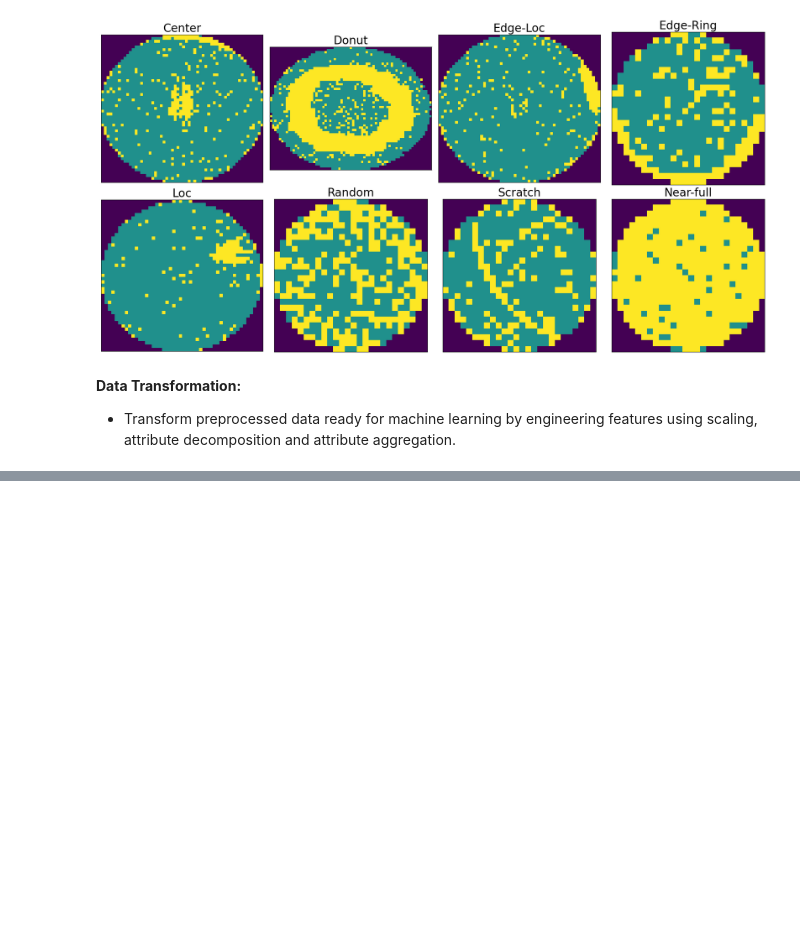
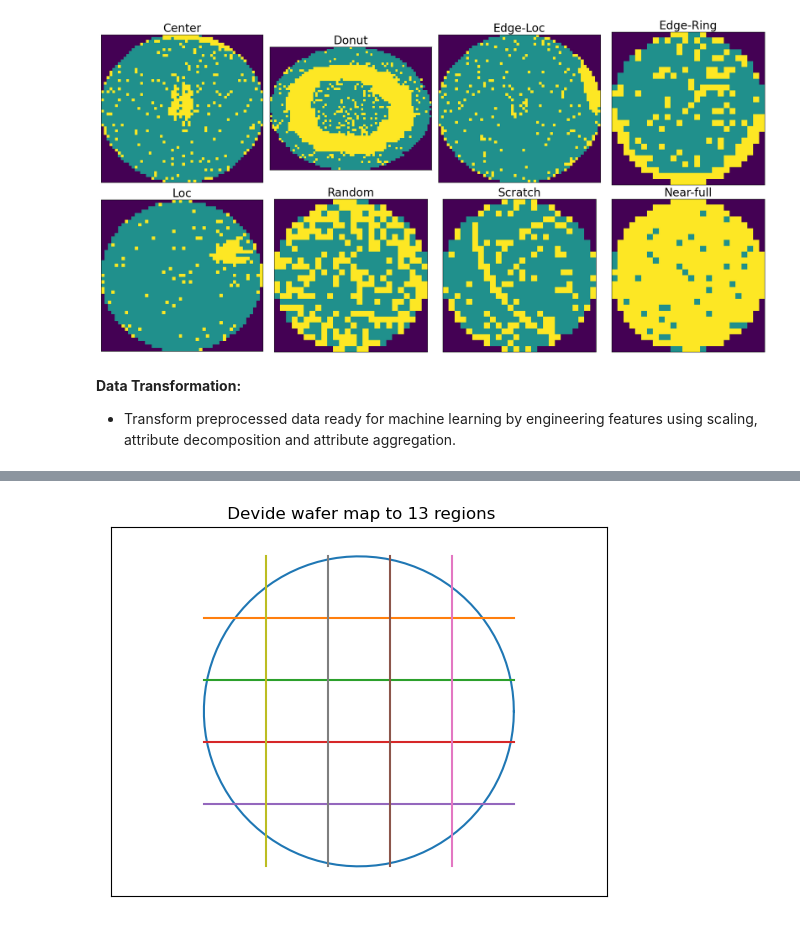
Before and after one commit to Simon371997/Projects, a Jupyter notebook: Wafermap_Project/test.ipynb, the cells around one changed output, grey strips where cells are left out. Drawn from its saved outputs; the diff is of its cells as text; code cells hidden in the pictures; blank space fills up the shorter version.

```diff
--- a/Wafermap_Project/test.ipynb
+++ b/Wafermap_Project/test.ipynb
@@ -257,0 +272,21 @@ plt.show()
+# %%
+# illustration of 13 regions
+an = np.linspace(0, 2*np.pi, 100)
+plt.plot(2.5*np.cos(an), 2.5*np.sin(an))
+plt.axis('equal')
+plt.axis([-4, 4, -4, 4])
+plt.plot([-2.5, 2.5], [1.5, 1.5])
+plt.plot([-2.5, 2.5], [0.5, 0.5 ])
+plt.plot([-2.5, 2.5], [-0.5, -0.5 ])
+plt.plot([-2.5, 2.5], [-1.5,-1.5 ])
+
+plt.plot([0.5, 0.5], [-2.5, 2.5])
+plt.plot([1.5, 1.5], [-2.5, 2.5])
+plt.plot([-0.5, -0.5], [-2.5, 2.5])
+plt.plot([-1.5, -1.5], [-2.5, 2.5])
+plt.title(" Devide wafer map to 13 regions")
+plt.xticks([])
+plt.yticks([])
+plt.show()
+# %% [output]
+[figure, added]
```
Also changed, not shown: parts of 19 cells of this notebook.
